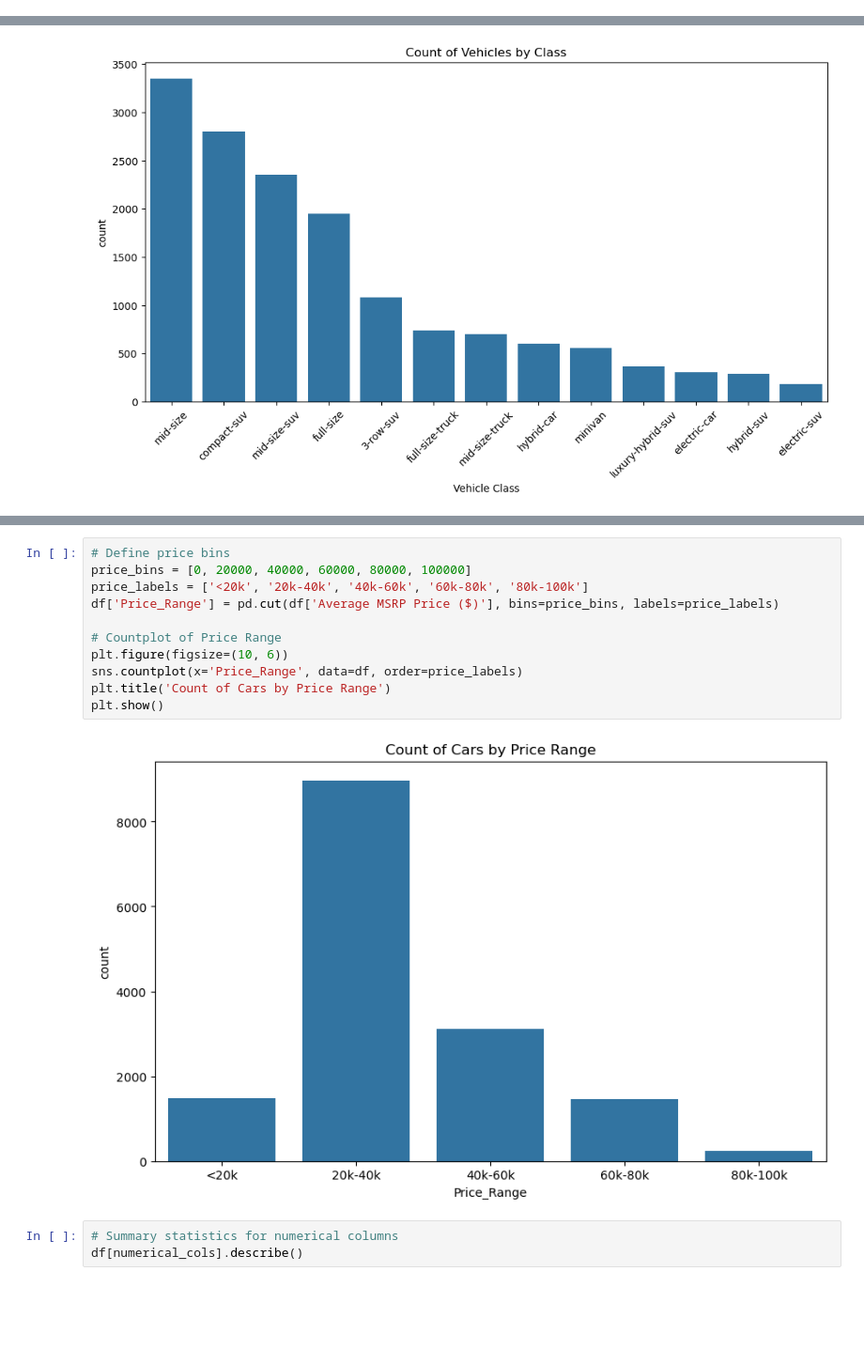
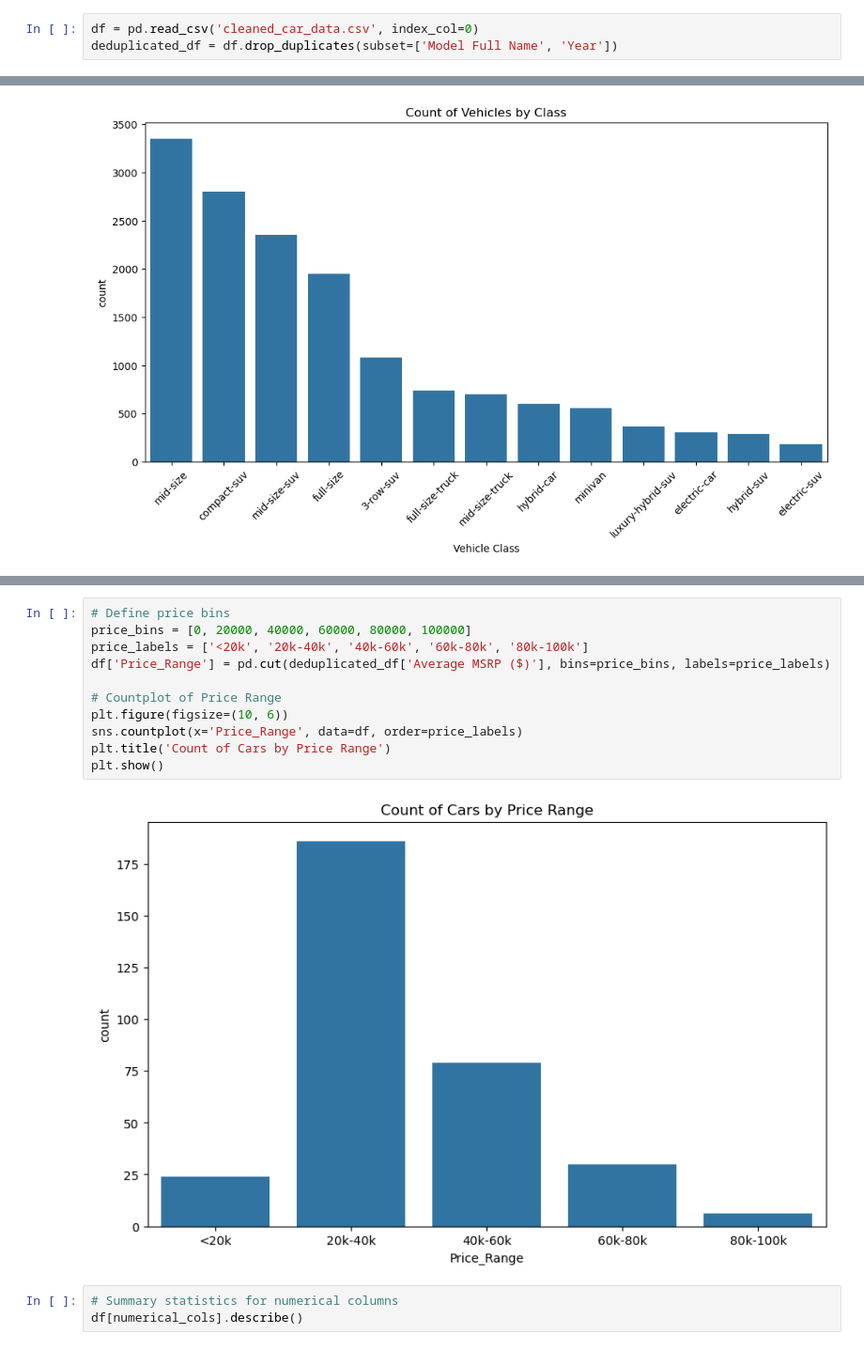
Before and after one commit to ethanrwong/Marketing-Analytics-Group-Project, a Jupyter notebook: EDA.ipynb, the cells around one changed output, grey strips where cells are left out. Shown at 94% size. Cells and saved outputs as stored; diff of their text form; blank space fills up the shorter version.

```diff
--- a/EDA.ipynb
+++ b/EDA.ipynb
@@ -185,6 +185,9 @@ df.head()
 | 3 | honda | accord | 2010 | My sibling has this car. I may be... | 5.0 | 5.0 | 5.0 | 5.0 | ... |
 | 4 | honda | accord | 2010 | I've had this car for 7 years, it... | 5.0 | 5.0 | 5.0 | 5.0 | ... |
 5 rows × 21 columns
+# %%
+df = pd.read_csv('cleaned_car_data.csv', index_col=0)
+deduplicated_df = df.drop_duplicates(subset=['Model Full Name', 'Year'])
 # %%
 # Re-calculate the percentage of missing values
 missing_percent = round((df.isnull().sum() / df.shape[0]) * 100,2)
@@ -449,16 +453,16 @@ plt.show()
 # %%
 # Define price bins
 price_bins = [0, 20000, 40000, 60000, 80000, 100000]
 price_labels = ['<20k', '20k-40k', '40k-60k', '60k-80k', '80k-100k']
-df['Price_Range'] = pd.cut(df['Average MSRP Price ($)'], bins=price_bins, labels=price_labels)
+df['Price_Range'] = pd.cut(deduplicated_df['Average MSRP ($)'], bins=price_bins, labels=price_labels)
 
 # Countplot of Price Range
 plt.figure(figsize=(10, 6))
 sns.countplot(x='Price_Range', data=df, order=price_labels)
 plt.title('Count of Cars by Price Range')
 plt.show()
 # %% [output]
-[figure, old version]
+[figure, new version]
 # %%
 # Summary statistics for numerical columns
 df[numerical_cols].describe()
```
Also changed, not shown: parts of 15 cells of this notebook, 1 other file.
